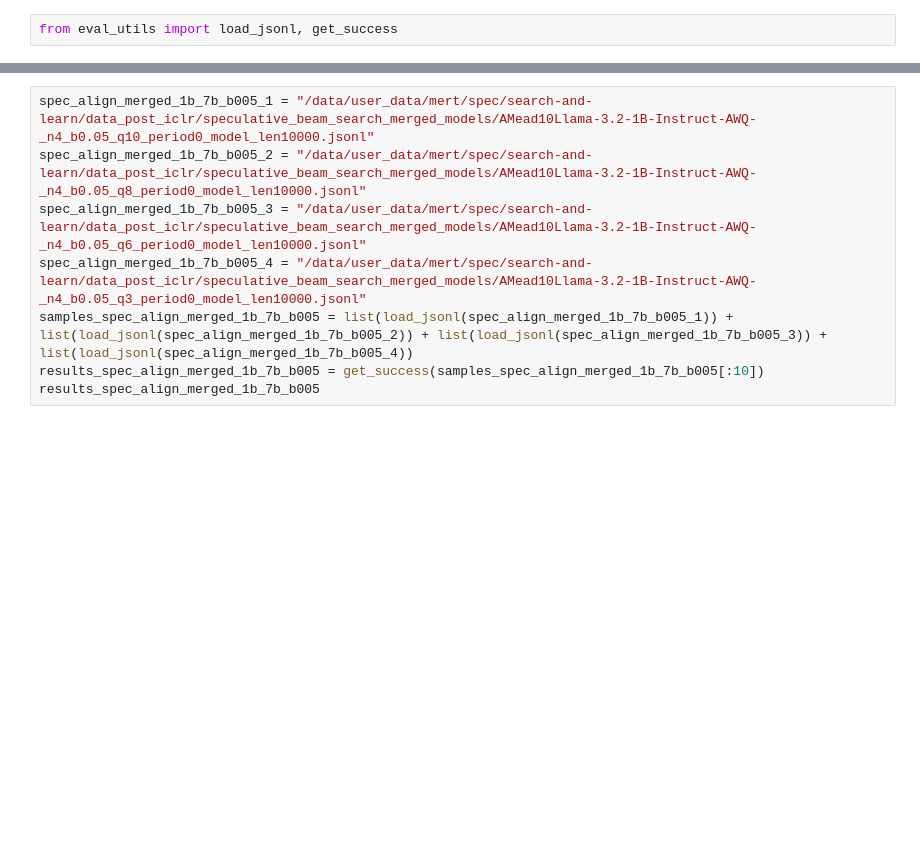
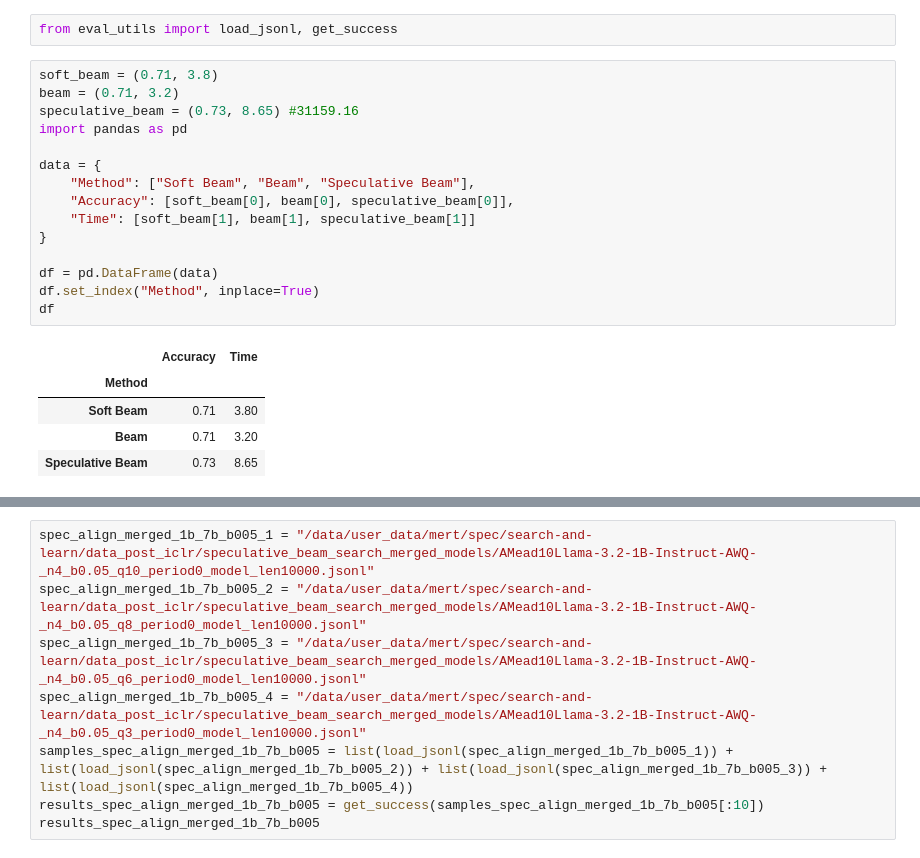
Before and after one commit to mert-cemri/search-and-learn, a Jupyter notebook: precise_eval_post_iclr.ipynb, the cells around one changed output, grey strips where cells are left out. Cells and saved outputs as stored; diff of their text form; blank space fills up the shorter version.

```diff
--- a/precise_eval_post_iclr.ipynb
+++ b/precise_eval_post_iclr.ipynb
@@ -2,3 +2,24 @@
 ## apply prm on solutions
 # %%
 from eval_utils import load_jsonl, get_success
+# %%
+soft_beam = (0.71, 3.8)
+beam = (0.71, 3.2)
+speculative_beam = (0.73, 8.65) #31159.16
+import pandas as pd
+
+data = {
+    "Method": ["Soft Beam", "Beam", "Speculative Beam"],
+    "Accuracy": [soft_beam[0], beam[0], speculative_beam[0]],
+    "Time": [soft_beam[1], beam[1], speculative_beam[1]]
+}
+
+df = pd.DataFrame(data)
+df.set_index("Method", inplace=True)
+df
+# %% [output]
+|  | Accuracy | Time |
+| Method |  |  |
+| Soft Beam | 0.71 | 3.80 |
+| Beam | 0.71 | 3.20 |
+| Speculative Beam | 0.73 | 8.65 |
```
Also changed, not shown: parts of 4 cells of this notebook, 23 other files.
